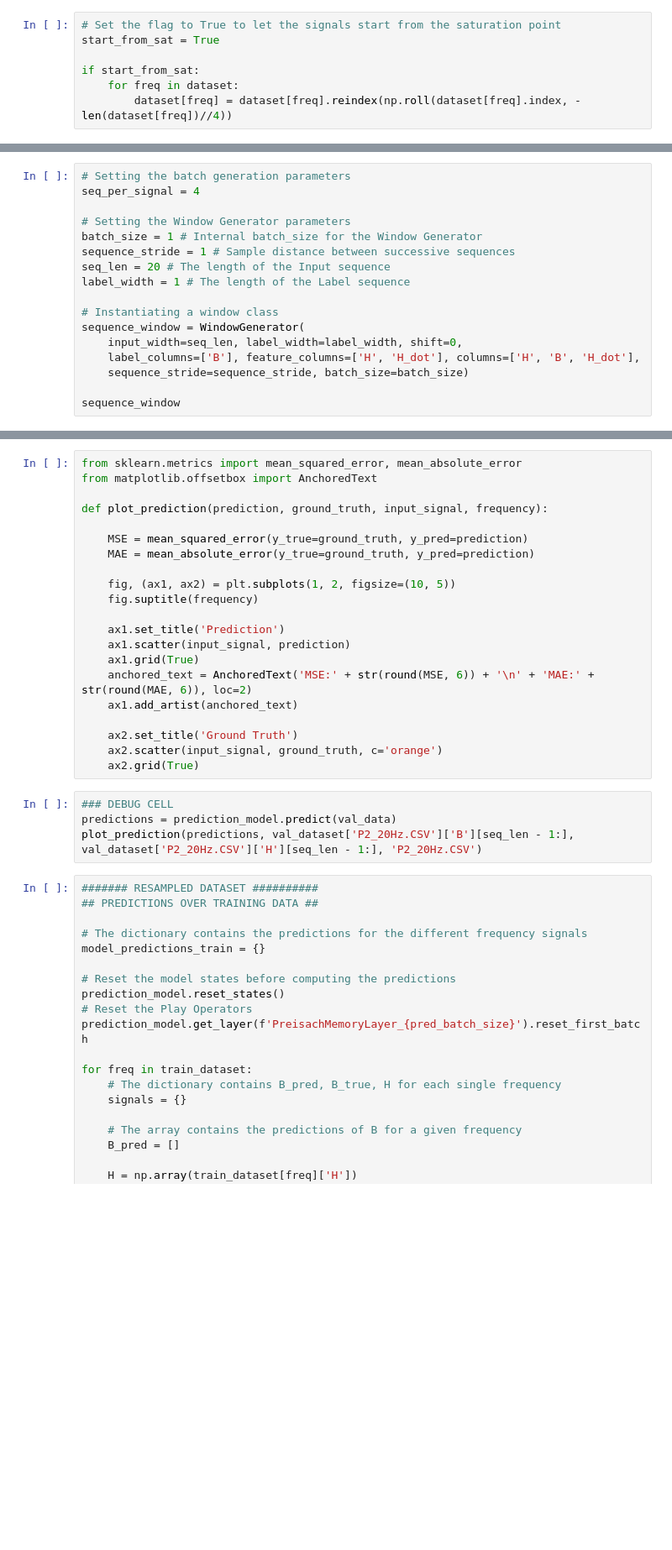
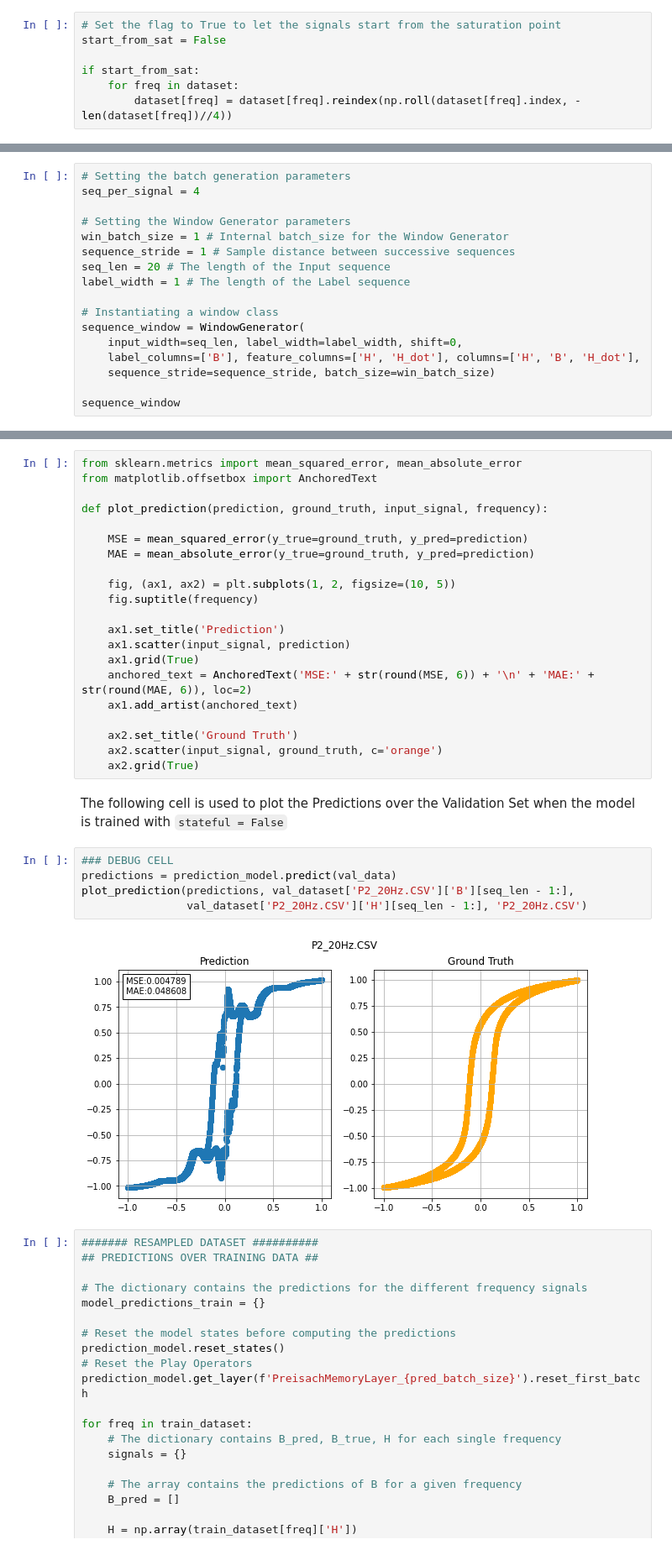
Before and after one commit to olivieromassi/Hysteresis-Modelling-with-Neural-Networks, a Jupyter notebook: PreisachRNNModelTraining.ipynb, the cells around one changed output, grey strips where cells are left out. Shown at 84% size. Cells and saved outputs as stored; diff of their text form; blank space fills up the shorter version.

```diff
--- a/PreisachRNNModelTraining.ipynb
+++ b/PreisachRNNModelTraining.ipynb
@@ -57,7 +57,7 @@ dataset = collections.OrderedDict(sorted(dataset.items(), key=lambda t: t[1].sha
 Roll the signals to let them start from the Saturation value (rolling back $1/4$ of a period)
 # %%
 # Set the flag to True to let the signals start from the saturation point
-start_from_sat = True
+start_from_sat = False
 
 if start_from_sat:
     for freq in dataset:
@@ -519,7 +520,7 @@ The window extracts sequences spaced one sample:
 seq_per_signal = 4
 
 # Setting the Window Generator parameters
-batch_size = 1 # Internal batch_size for the Window Generator
+win_batch_size = 1 # Internal batch_size for the Window Generator
 sequence_stride = 1 # Sample distance between successive sequences
 seq_len = 20 # The length of the Input sequence
 label_width = 1 # The length of the Label sequence
@@ -528,7 +529,7 @@ label_width = 1 # The length of the Label sequence
 sequence_window = WindowGenerator(
     input_width=seq_len, label_width=label_width, shift=0,
     label_columns=['B'], feature_columns=['H', 'H_dot'], columns=['H', 'B', 'H_dot'],
-    sequence_stride=sequence_stride, batch_size=batch_size)
+    sequence_stride=sequence_stride, batch_size=win_batch_size)
 
 sequence_window
 # %% [output]
@@ -792,10 +797,15 @@ def plot_prediction(prediction, ground_truth, input_signal, frequency):
     ax2.set_title('Ground Truth')
     ax2.scatter(input_signal, ground_truth, c='orange')
     ax2.grid(True)
+# %% [markdown]
+The following cell is used to plot the Predictions over the Validation Set when the model is trained with `stateful = False`
 # %%
 ### DEBUG CELL
 predictions = prediction_model.predict(val_data)
-plot_prediction(predictions, val_dataset['P2_20Hz.CSV']['B'][seq_len - 1:], val_dataset['P2_20Hz.CSV']['H'][seq_len - 1:], 'P2_20Hz.CSV')
+plot_prediction(predictions, val_dataset['P2_20Hz.CSV']['B'][seq_len - 1:],
+                val_dataset['P2_20Hz.CSV']['H'][seq_len - 1:], 'P2_20Hz.CSV')
+# %% [output]
+[figure, added]
 # %%
 ####### RESAMPLED DATASET ##########
 ## PREDICTIONS OVER TRAINING DATA ##
```
Also changed, not shown: parts of 5 cells of this notebook.
